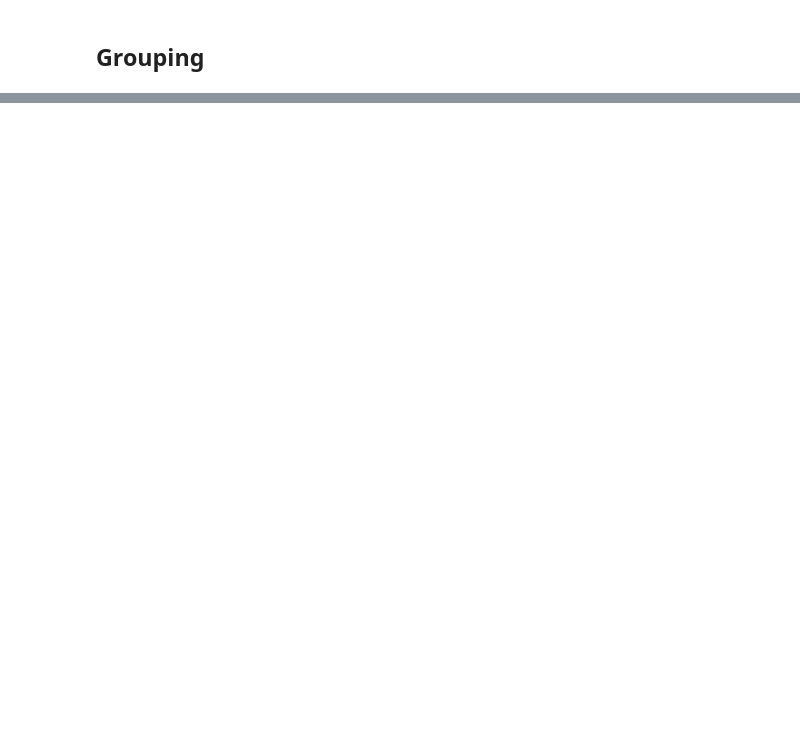
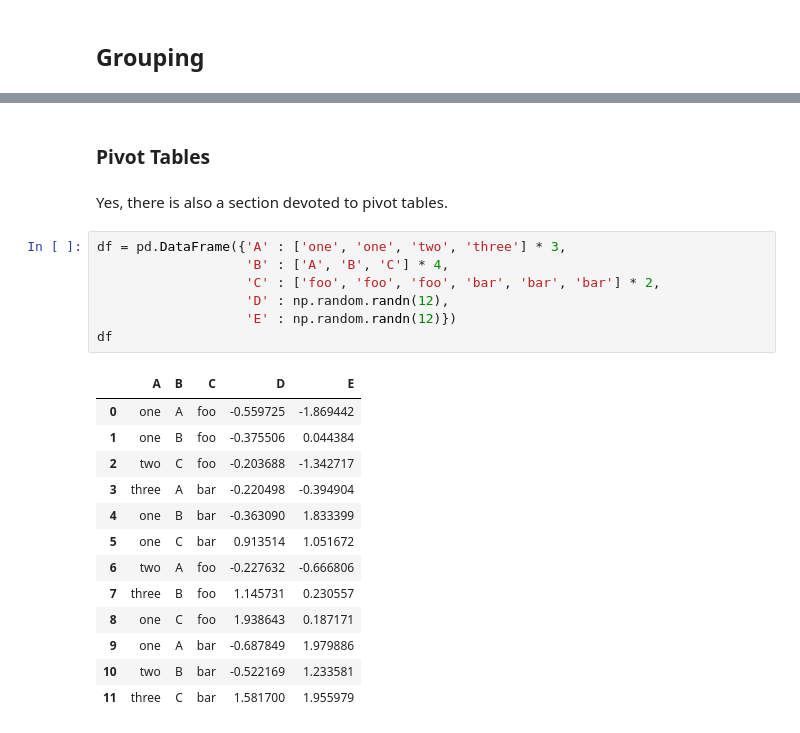
Before and after one commit to bgroveben/coursera_python_fundamentals, a Jupyter notebook: from_the_docs/ten_minutes_to_pandas.ipynb, the cells around one changed output, grey strips where cells are left out. Cells and saved outputs as stored; diff of their text form; blank space fills up the shorter version.

```diff
--- a/from_the_docs/ten_minutes_to_pandas.ipynb
+++ b/from_the_docs/ten_minutes_to_pandas.ipynb
@@ -825,0 +1005,25 @@ df.append(s, ignore_index=True)
+# %% [markdown]
+### Pivot Tables
+# %% [markdown]
+Yes, there is also a section devoted to pivot tables.
+# %%
+df = pd.DataFrame({'A' : ['one', 'one', 'two', 'three'] * 3,
+                   'B' : ['A', 'B', 'C'] * 4,
+                   'C' : ['foo', 'foo', 'foo', 'bar', 'bar', 'bar'] * 2,
+                   'D' : np.random.randn(12),
+                   'E' : np.random.randn(12)})
+df
+# %% [output]
+|  | A | B | C | D | E |
+| 0 | one | A | foo | -0.559725 | -1.869442 |
+| 1 | one | B | foo | -0.375506 | 0.044384 |
+| 2 | two | C | foo | -0.203688 | -1.342717 |
+| 3 | three | A | bar | -0.220498 | -0.394904 |
+| 4 | one | B | bar | -0.363090 | 1.833399 |
+| 5 | one | C | bar | 0.913514 | 1.051672 |
+| 6 | two | A | foo | -0.227632 | -0.666806 |
+| 7 | three | B | foo | 1.145731 | 0.230557 |
+| 8 | one | C | foo | 1.938643 | 0.187171 |
+| 9 | one | A | bar | -0.687849 | 1.979886 |
+| 10 | two | B | bar | -0.522169 | 1.233581 |
+| 11 | three | C | bar | 1.581700 | 1.955979 |
```
Also changed, not shown: parts of 77 cells of this notebook, 1 other file.
